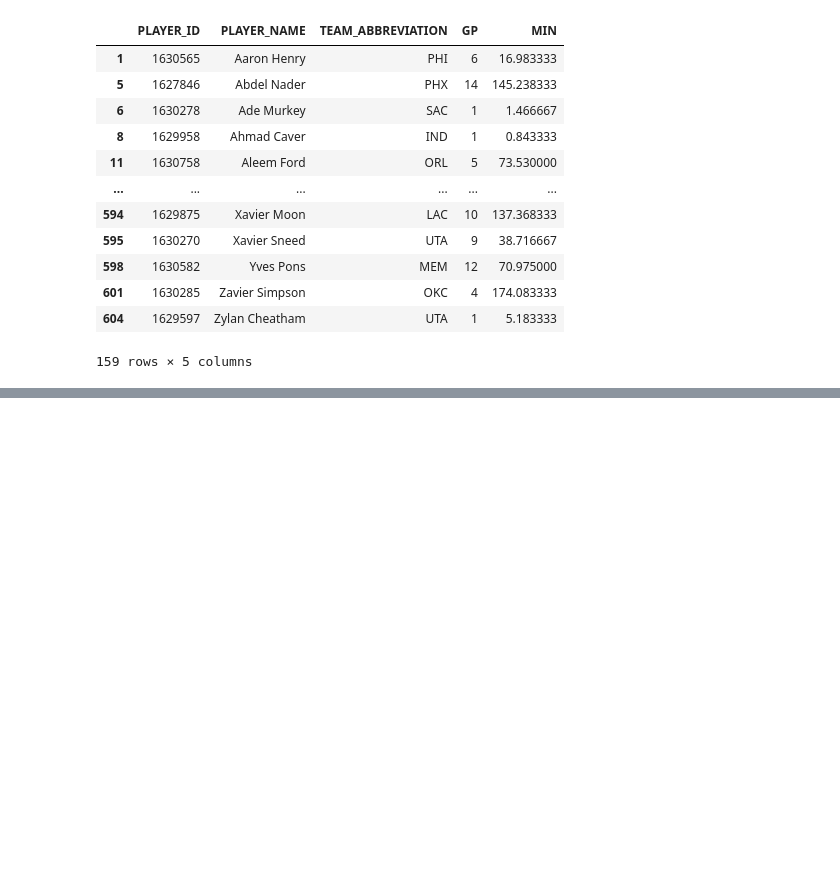
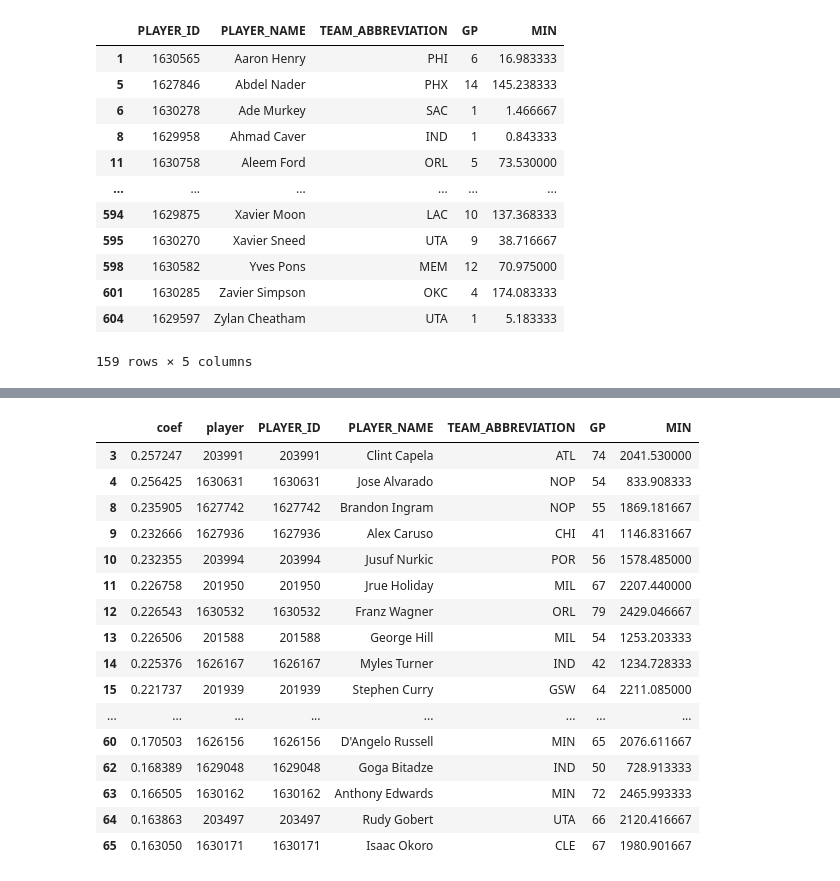
Before and after one commit to ImWesAdams/NBAPredictionsAndData, a Jupyter notebook: NBA Compile Play by Play Data.ipynb, the cells around one changed output, grey strips where cells are left out. Saved outputs shown, nothing was run; the diff lists cells and outputs as text; code cells hidden in the pictures; blank space fills up the shorter version.

```diff
--- a/NBA Compile Play by Play Data.ipynb
+++ b/NBA Compile Play by Play Data.ipynb
@@ -365,3 +375,23 @@ linreg_results_player
+# %%
+linreg_results_player[linreg_results_player['MIN']>=500].head(50)
+# %% [output]
+|  | coef | player | PLAYER_ID | PLAYER_NAME | TEAM_ABBREVIATION | GP | MIN |
+| 3 | 0.257247 | 203991 | 203991 | Clint Capela | ATL | 74 | 2041.530000 |
+| 4 | 0.256425 | 1630631 | 1630631 | Jose Alvarado | NOP | 54 | 833.908333 |
+| 8 | 0.235905 | 1627742 | 1627742 | Brandon Ingram | NOP | 55 | 1869.181667 |
+| 9 | 0.232666 | 1627936 | 1627936 | Alex Caruso | CHI | 41 | 1146.831667 |
+| 10 | 0.232355 | 203994 | 203994 | Jusuf Nurkic | POR | 56 | 1578.485000 |
+| 11 | 0.226758 | 201950 | 201950 | Jrue Holiday | MIL | 67 | 2207.440000 |
+| 12 | 0.226543 | 1630532 | 1630532 | Franz Wagner | ORL | 79 | 2429.046667 |
+| 13 | 0.226506 | 201588 | 201588 | George Hill | MIL | 54 | 1253.203333 |
+| 14 | 0.225376 | 1626167 | 1626167 | Myles Turner | IND | 42 | 1234.728333 |
+| 15 | 0.221737 | 201939 | 201939 | Stephen Curry | GSW | 64 | 2211.085000 |
+| ... | ... | ... | ... | ... | ... | ... | ... |
+| 60 | 0.170503 | 1626156 | 1626156 | D'Angelo Russell | MIN | 65 | 2076.611667 |
+| 62 | 0.168389 | 1629048 | 1629048 | Goga Bitadze | IND | 50 | 728.913333 |
+| 63 | 0.166505 | 1630162 | 1630162 | Anthony Edwards | MIN | 72 | 2465.993333 |
+| 64 | 0.163863 | 203497 | 203497 | Rudy Gobert | UTA | 66 | 2120.416667 |
+| 65 | 0.163050 | 1630171 | 1630171 | Isaac Okoro | CLE | 67 | 1980.901667 |
 # %%
 results = test_df.corr().reset_index()
 results
```
Also changed, not shown: parts of 2 cells of this notebook.
